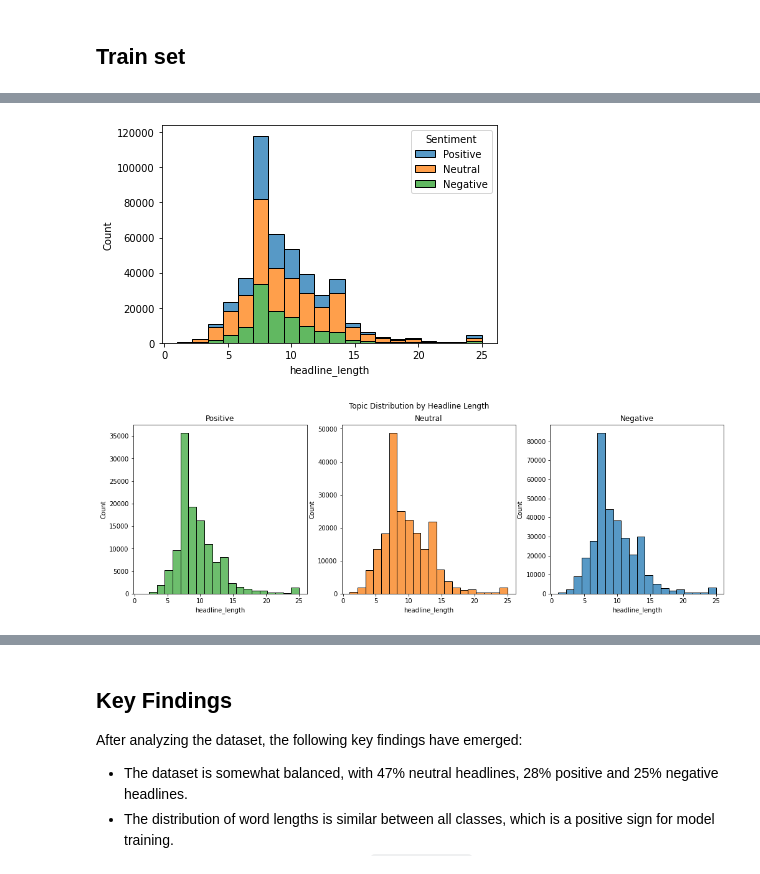
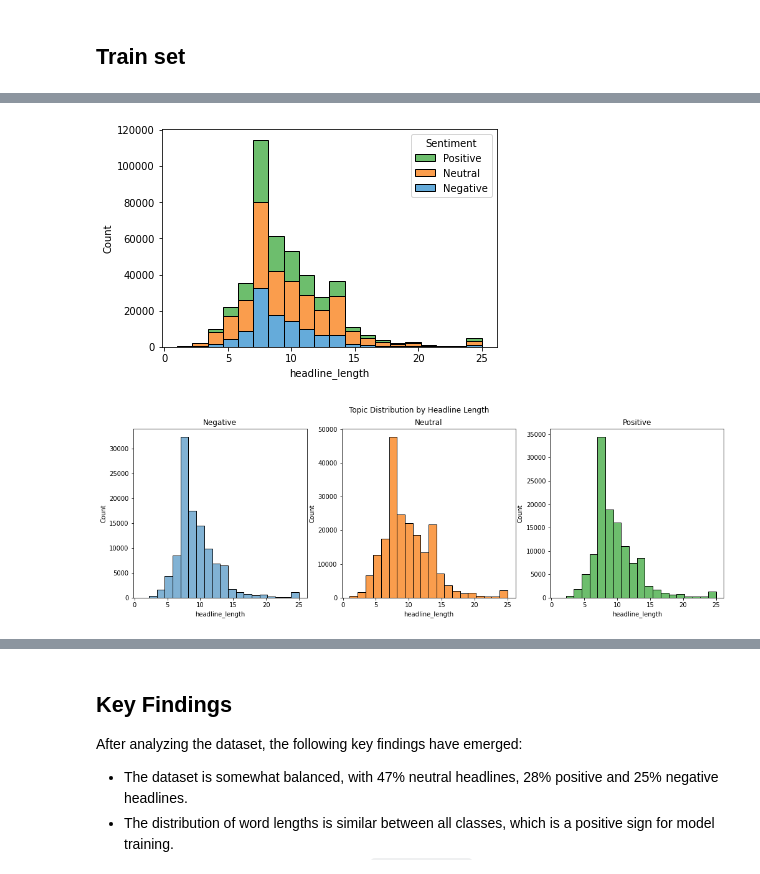
Before and after one commit to hakonmh/distilnews, a Jupyter notebook: src/sentiment-notebooks/data_exploration.ipynb, the cells around one changed output, grey strips where cells are left out. Cells and saved outputs as stored; diff of their text form; code cells hidden in the pictures.

Commit message:
Fixed color scheme for headline length distribution by topic plot

```diff
--- a/src/sentiment-notebooks/data_exploration.ipynb
+++ b/src/sentiment-notebooks/data_exploration.ipynb
@@ -282,29 +282,31 @@ memory usage: 6.8+ MB
 # %%
 train['headline_length'] = train['Headlines'].astype(str).apply(lambda x: min(len(x.split()), 25))
-sns.histplot(data=train, x='headline_length', hue='Sentiment', multiple='stack', bins=20)
+color_dict = {'Positive': '#3ca83c', 'Neutral': '#f97d11', 'Negative': '#318fce'}
+sns.histplot(data=train, x='headline_length', hue='Sentiment', multiple='stack', bins=20,
+             palette=color_dict, hue_order=['Positive', 'Neutral', 'Negative'])
 plt.show()
 # %% [output]
-[figure, old version]
+[figure, new version]
 # %%
 fig, axes = plt.subplots(ncols=3, figsize=(17, 5))
+negative = train[train['Sentiment'] == 'Negative']
+neutral = train[train['Sentiment'] == 'Neutral']
 positive = train[train['Sentiment'] == 'Positive']
-neutral = train[train['Sentiment'] == 'Neutral']
-negative = train[train['Sentiment'] != 'Negative']
 
-sns.histplot(data=positive, x='headline_length', color='#3ca83c', multiple='stack',
+sns.histplot(data=negative, x='headline_length', color='#5799c6', multiple='stack',
              bins=20, ax=axes[0])
 sns.histplot(data=neutral, x='headline_length', color='#f97d11', multiple='stack',
              bins=20, ax=axes[1])
-sns.histplot(data=negative, x='headline_length', multiple='stack',
+sns.histplot(data=positive, x='headline_length', color='#3ca83c', multiple='stack',
              bins=20, ax=axes[2])
 
 fig.suptitle('Topic Distribution by Headline Length')
-axes[0].set_title('Positive')
+axes[0].set_title('Negative')
 axes[1].set_title('Neutral')
-axes[2].set_title('Negative')
+axes[2].set_title('Positive')
 plt.show()
 # %% [output]
-[figure, old version]
+[figure, new version]
 # %%
 from sklearn.feature_extraction.text import CountVectorizer
 
```
Also changed, not shown: parts of 17 cells of this notebook.
